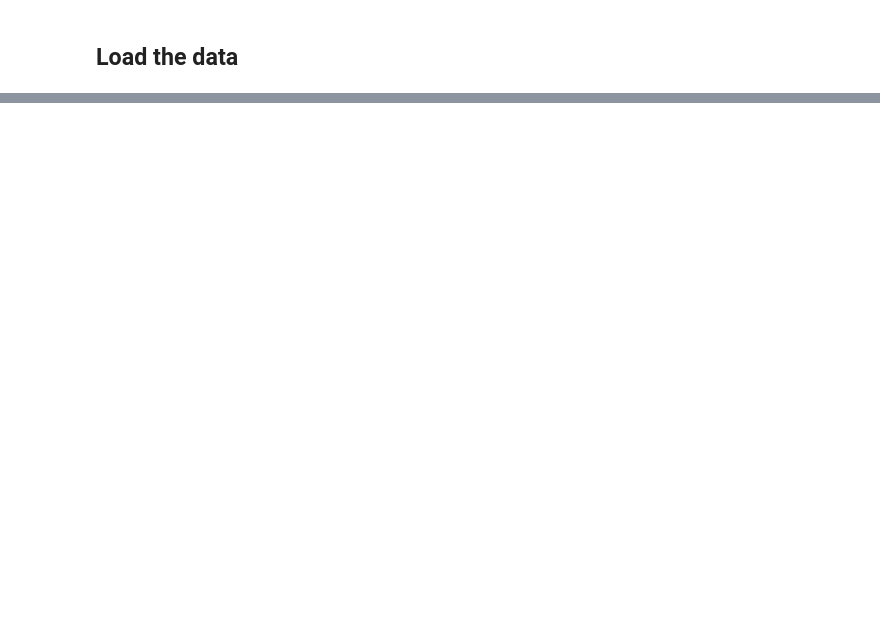
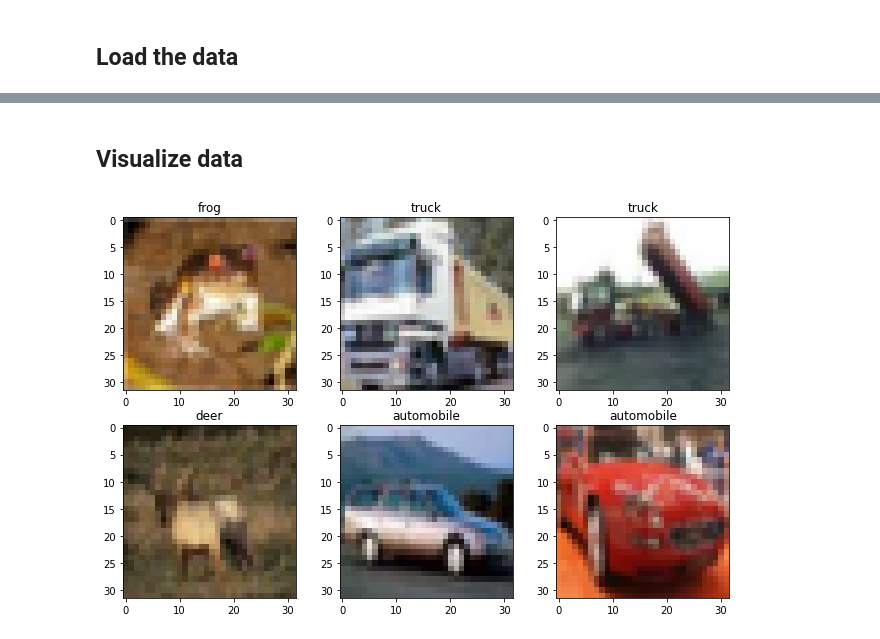
Before and after one commit to mhannani/CIFAR-10_classification, a Jupyter notebook: Workflow.ipynb, the cells around one changed output, grey strips where cells are left out. Cells and saved outputs as stored; diff of their text form; code cells hidden in the pictures; blank space fills up the shorter version.

Commit message:
Display some images helper function.

```diff
--- a/Workflow.ipynb
+++ b/Workflow.ipynb
@@ -34,0 +16,2 @@ array([[[[0.23137255, 0.24313726, 0.24705882],
+# %% [markdown]
+## Visualize data
@@ -34,0 +20,4 @@ array([[[[0.23137255, 0.24313726, 0.24705882],
+# %%
+display_some_images(x_train, y_train, 6)
+# %% [output]
+[figure, added]
```
Also changed, not shown: parts of 2 cells of this notebook, 4 other files.
